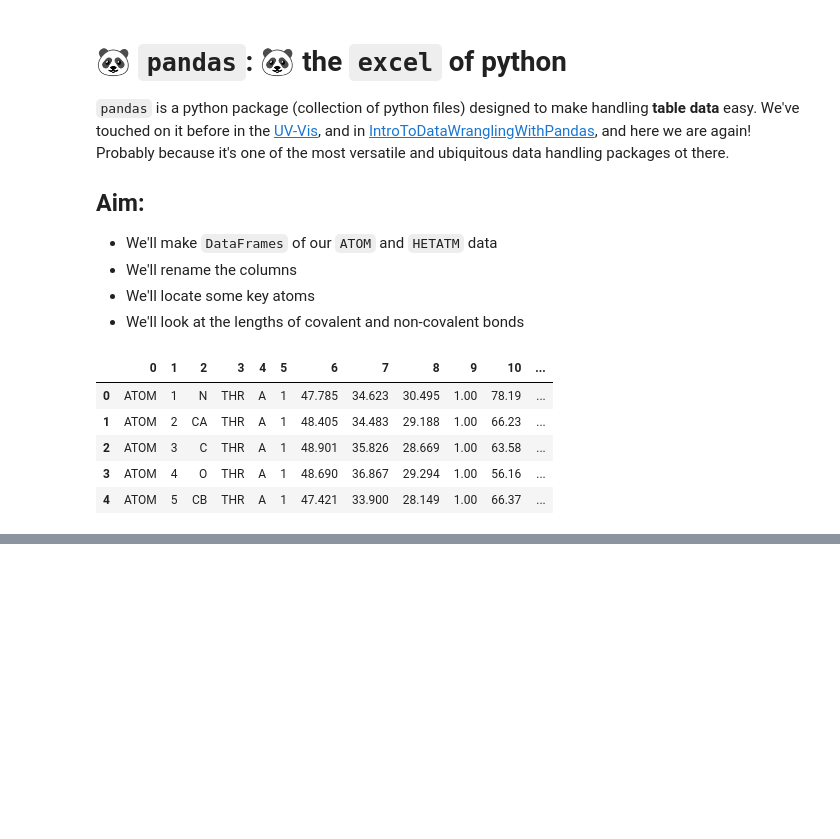
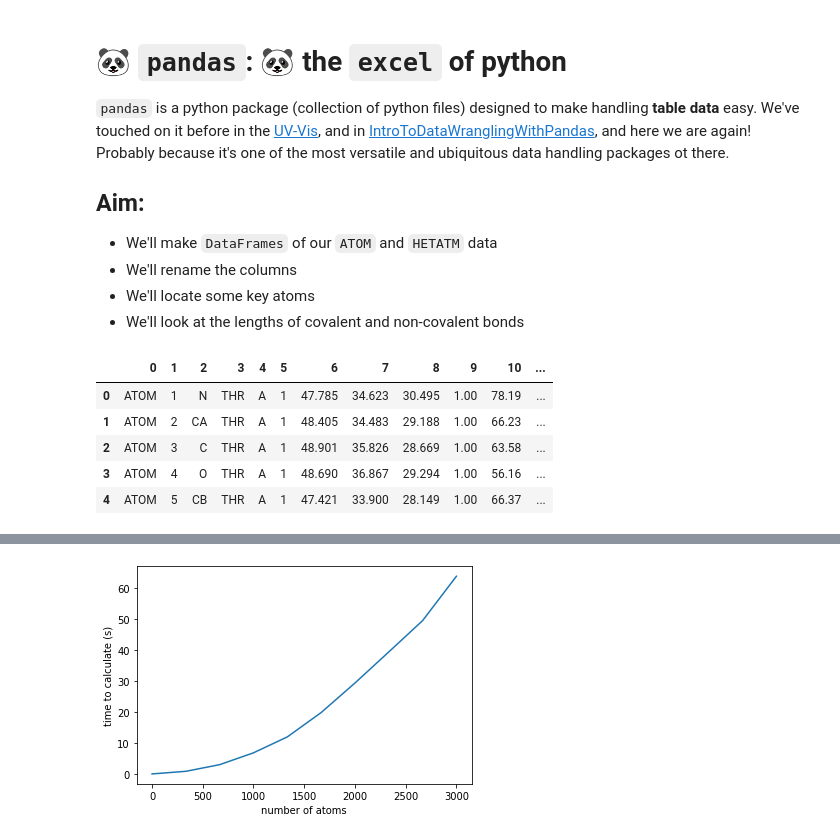
Before and after one commit to UoMMIB/Python-Club, a Jupyter notebook: Tutorials/BackToBasics.ipynb, the cells around one changed output, grey strips where cells are left out. Cells and saved outputs as stored; diff of their text form; code cells hidden in the pictures; blank space fills up the shorter version.

```diff
--- a/Tutorials/BackToBasics.ipynb
+++ b/Tutorials/BackToBasics.ipynb
@@ -835,0 +882,3 @@ het_df
+# %%
+df.columns = ['Type','ID','Atom Type','Residue-name','Chain ID','?','x','y','z','b-factor','??','Element symbol']
+df.head()
@@ -835,0 +927,3 @@ het_df
+# %%
+for i in 'x','y','z':
+    df[i] = df[i].astype(float)
@@ -835,0 +1005,20 @@ het_df
+# %%
+import time
+import matplotlib.pyplot as plt
+from tqdm import tqdm # progress bar
+
+
+sample_size = np.linspace(0,3000, 10) # evenly spaces numbers
+results = []
+for i in tqdm(sample_size): # for progress bar - wrap tqdm() around the iterable
+    t1 = time.time()
+    distances  = pairwise_euc_distance_1line(df.sample(int(i)).loc[:,['x','y','z']].astype(float).values)
+    t2 = time.time()
+    results.append(t2-t1)
+
+plt.plot(sample_size, results)
+plt.xlabel('number of atoms')
+plt.ylabel('time to calculate (s)')
+plt.show()
+# %% [output]
+[figure, added]
```
Also changed, not shown: parts of 26 cells of this notebook, 1 other file.
